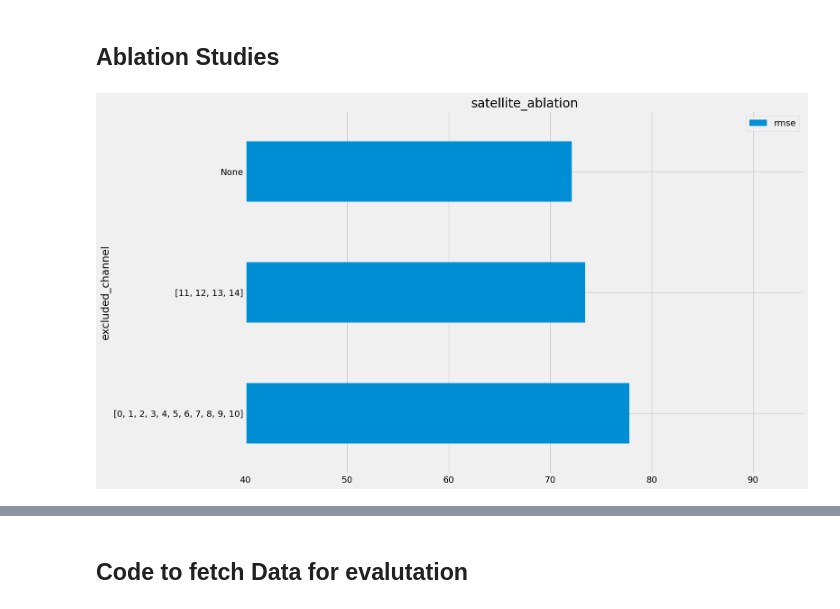
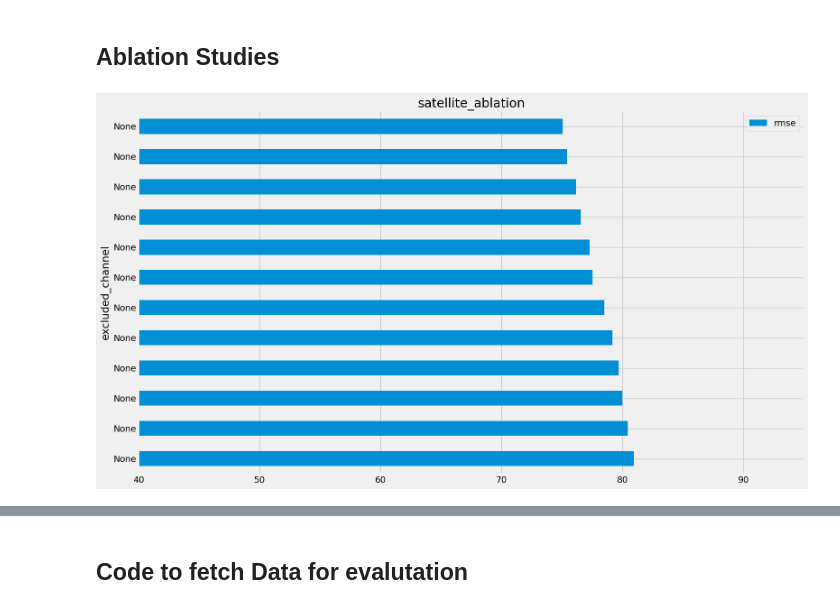
Before and after one commit to DueViktor/geospatial-DS-exam, a Jupyter notebook: visualizations.ipynb, the cells around one changed output, grey strips where cells are left out. Saved outputs shown, nothing was run; the diff lists cells and outputs as text; code cells hidden in the pictures.

```diff
--- a/visualizations.ipynb
+++ b/visualizations.ipynb
@@ -4,7 +4,7 @@ import matplotlib.pyplot as plt
 import os
 import json
 # %%
-data_dir = "model_outputs/2023_05_07:15_16_57/"
+data_dir = "model_outputs/2023_05_11:16_32_00/"
 # %%
 os.listdir(data_dir)
 # %% [output]
@@ -139,13 +147,14 @@ plot_single_config(idx,data_dir)
 # %% [markdown]
 ## Ablation Studies
 # %%
-channel_data_dir = root_dir+all_channels
-satellite_data_dir = root_dir+satellites
-o = get_best_model(5,channel_data_dir)
+channel_data_dir = root_dir + all_channels
+satellite_data_dir = root_dir + satellites
+o = get_best_model(5, data_dir)
 
 
-def plot_ablation(data_dir,metric = 'val_loss_median',id_='exclude_layer_name',title='sometitle'):
-
+def plot_ablation(
+    data_dir, metric="val_loss_median", id_="exclude_layer_name", title="sometitle"
+):
     result_dict = {}
     param_dict = {}
 
@@ -153,43 +162,49 @@ def plot_ablation(data_dir,metric = 'val_loss_median',id_='exclude_layer_name',t
     excluded_channel = []
 
     for config_index in range(len(os.listdir(data_dir))):
-        results,params = get_best_model(config_index,data_dir)
+        results, params = get_best_model(config_index, data_dir)
 
         result_dict[config_index] = results
         param_dict[config_index] = params
 
-        final_epoch = params['num_epochs']-1
-        perf = results.iloc[final_epoch]['val_loss_median']
+        final_epoch = params["num_epochs"] - 1
+        perf = results.iloc[final_epoch]["val_loss_median"]
 
         average_validation_rmse_final_epoch.append(perf)
         excluded_channel.append(params[id_])
 
-    plt.style.use('fivethirtyeight')
+    plt.style.use("fivethirtyeight")
 
-
-    plot_df = pd.DataFrame({'excluded_channel':excluded_channel,
-                            'rmse':average_validation_rmse_final_epoch}).sort_values('rmse',ascending=False)
+    plot_df = pd.DataFrame(
+        {
+            "excluded_channel": excluded_channel,
+            "rmse": average_validation_rmse_final_epoch,
+        }
+    ).sort_values("rmse", ascending=False)
     #            kind = 'barh',
 
-    #plt.figure(figsize=[16,9])
+    # plt.figure(figsize=[16,9])
 
-    plot_df.plot(kind='barh',x='excluded_channel',figsize=[16,9],xlim=[40,95])
-    #plt.barh(excluded_channel,
+    plot_df.plot(kind="barh", x="excluded_channel", figsize=[16, 9], xlim=[40, 95])
+    # plt.barh(excluded_channel,
     #         average_validation_rmse_final_epoch,
     #         linewidth = 2)
     plt.title(title)
     plt.tight_layout()
-    plt.savefig('{}.png'.format(title))
+    plt.savefig("{}.png".format(title))
 
     plt.show()
 
-    return param_dict,result_dict
+    return param_dict, result_dict
 # %%
 # plot 1
 #### Satellite Ablation Barchart
-param_dict,result_dict = plot_ablation(satellite_data_dir,id_='exclude_layer',title='satellite_ablation')
+param_dict, result_dict = plot_ablation(
+    data_dir, id_="exclude_layer", title="satellite_ablation"
+)
+# tag fat i måned i stedet
 # %% [output]
-[figure, old version]
+[figure, new version]
 # %%
 param_dict
 # %% [output]
```
Also changed, not shown: parts of 14 cells of this notebook.
